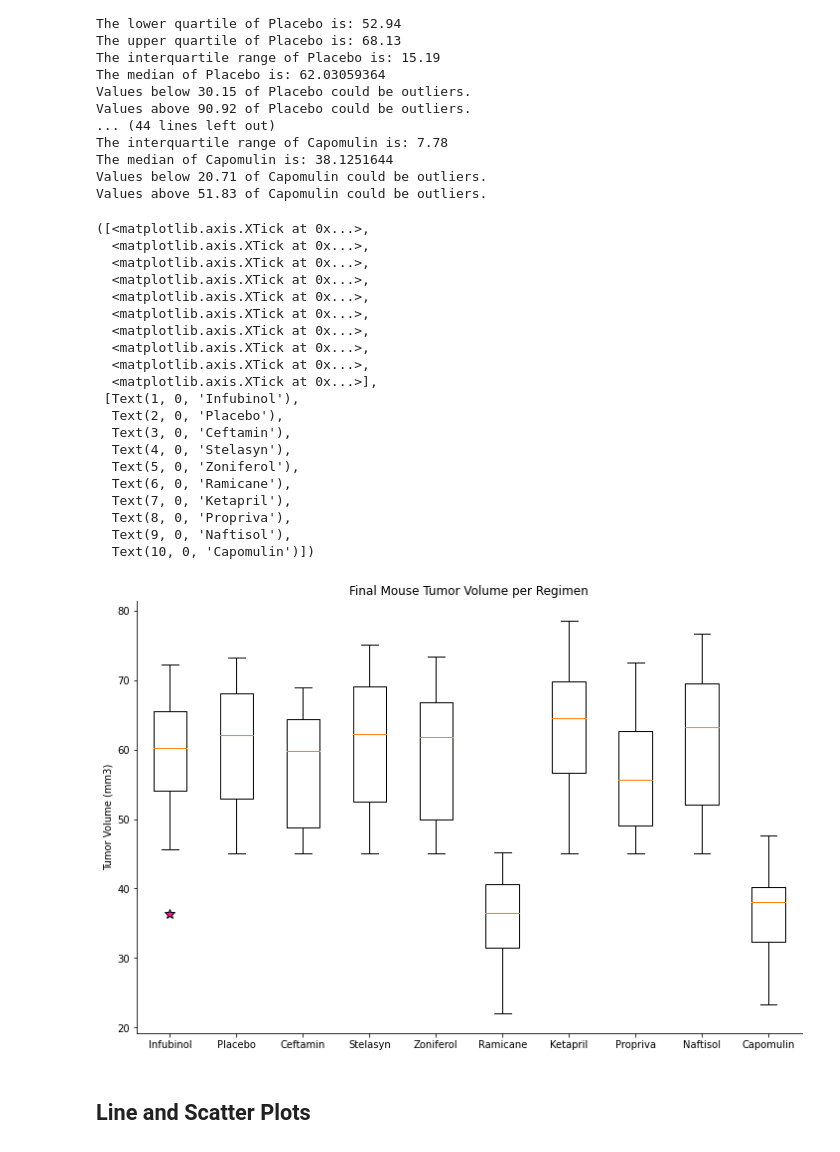
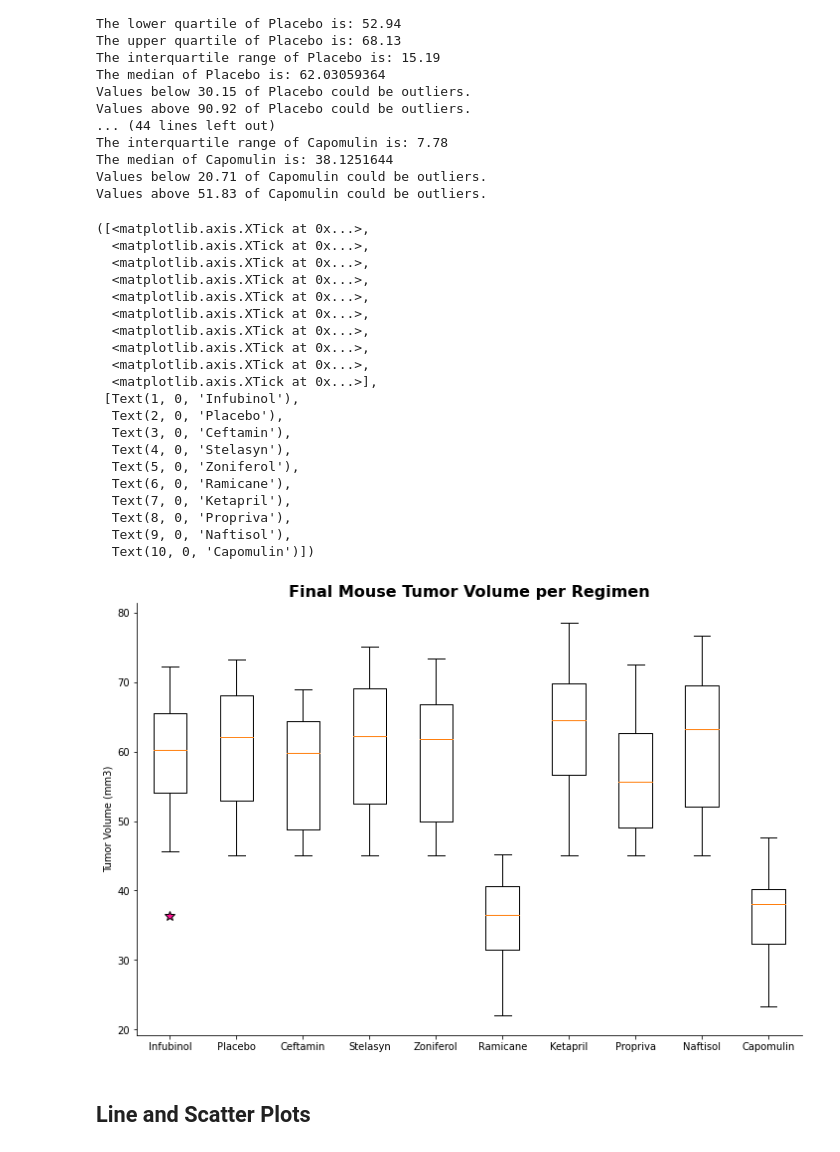
Before and after one commit to Maiterivas/Matplotlib-Challenge, a Jupyter notebook: Pymaceuticals.ipynb, the cells around one changed output. Cells and saved outputs as stored; diff of their text form; code cells hidden in the pictures.

```diff
--- a/Pymaceuticals.ipynb
+++ b/Pymaceuticals.ipynb
@@ -348,33 +352,33 @@ Values above 51.83 of Capomulin could be outliers.
 # %%
 # Generate a box plot of the final tumor volume of each mouse across four regimens of interest
 flierprops = dict(marker='*', markerfacecolor='deeppink', markersize=10)
 fig1,ax1 = plt.subplots()
-ax1.set_title('Final Mouse Tumor Volume per Regimen')
+ax1.set_title('Final Mouse Tumor Volume per Regimen', fontsize=16, fontweight="bold")
 ax1.set_ylabel('Tumor Volume (mm3)')
 ax1.boxplot(tumor_vol_data, flierprops=flierprops)
 plt.xticks([1, 2, 3, 4, 5, 6, 7, 8, 9, 10], regimen_list)
 # %% [output]
 ([<matplotlib.axis.XTick at 0x...>,
   <matplotlib.axis.XTick at 0x...>,
   <matplotlib.axis.XTick at 0x...>,
   <matplotlib.axis.XTick at 0x...>,
   <matplotlib.axis.XTick at 0x...>,
   <matplotlib.axis.XTick at 0x...>,
   <matplotlib.axis.XTick at 0x...>,
   <matplotlib.axis.XTick at 0x...>,
   <matplotlib.axis.XTick at 0x...>,
   <matplotlib.axis.XTick at 0x...>],
  [Text(1, 0, 'Infubinol'),
   Text(2, 0, 'Placebo'),
   Text(3, 0, 'Ceftamin'),
   Text(4, 0, 'Stelasyn'),
   Text(5, 0, 'Zoniferol'),
   Text(6, 0, 'Ramicane'),
   Text(7, 0, 'Ketapril'),
   Text(8, 0, 'Propriva'),
   Text(9, 0, 'Naftisol'),
   Text(10, 0, 'Capomulin')])
-[figure, old version]
+[figure, new version]
 # %% [markdown]
 ## Line and Scatter Plots
 # %%
```
Also changed, not shown: parts of 2 cells of this notebook.
